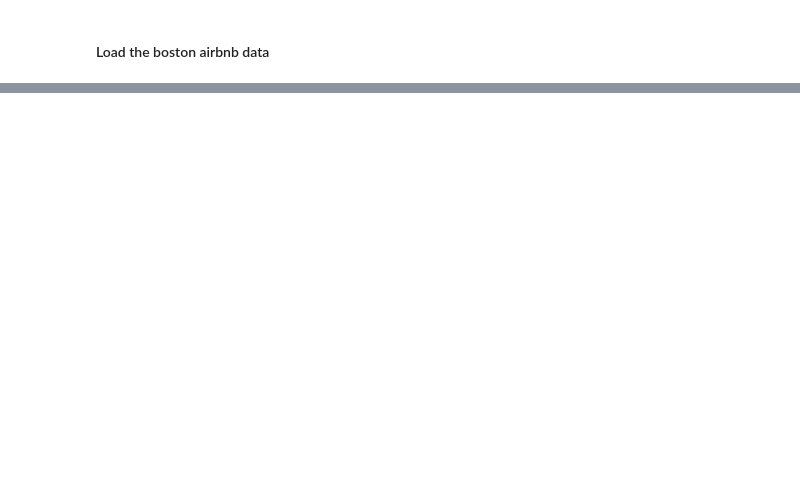
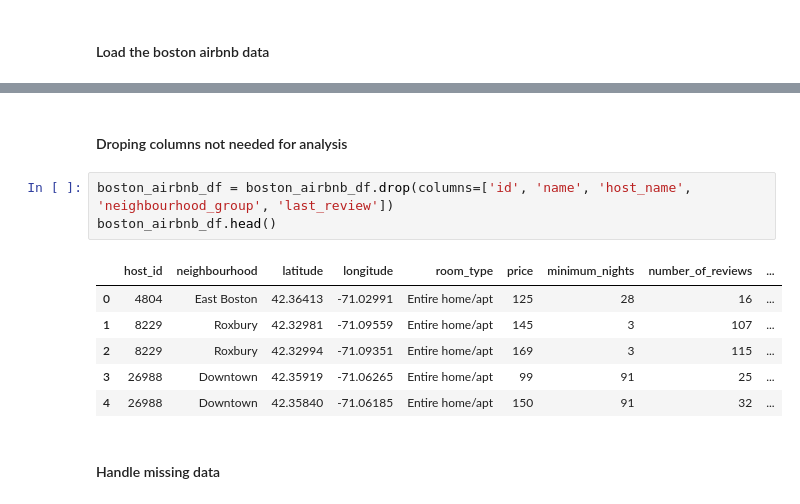
Before and after one commit to ochoa-jessica/Boston_Airbnb, a Jupyter notebook: Boston_Airbnb_Analysis.ipynb, the cells around one changed output, grey strips where cells are left out. Drawn from its saved outputs; the diff is of its cells as text; blank space fills up the shorter version.

Commit message:
Preprocessing Boston Airbnb data.

```diff
--- a/Boston_Airbnb_Analysis.ipynb
+++ b/Boston_Airbnb_Analysis.ipynb
@@ -55,0 +79,14 @@ boston_airbnb_df.head()
+# %% [markdown]
+#### Droping columns not needed for analysis
+# %%
+boston_airbnb_df = boston_airbnb_df.drop(columns=['id', 'name', 'host_name', 'neighbourhood_group', 'last_review'])
+boston_airbnb_df.head()
+# %% [output]
+|  | host_id | neighbourhood | latitude | longitude | room_type | price | minimum_nights | number_of_reviews | ... |
+| 0 | 4804 | East Boston | 42.36413 | -71.02991 | Entire home/apt | 125 | 28 | 16 | ... |
+| 1 | 8229 | Roxbury | 42.32981 | -71.09559 | Entire home/apt | 145 | 3 | 107 | ... |
+| 2 | 8229 | Roxbury | 42.32994 | -71.09351 | Entire home/apt | 169 | 3 | 115 | ... |
+| 3 | 26988 | Downtown | 42.35919 | -71.06265 | Entire home/apt | 99 | 91 | 25 | ... |
+| 4 | 26988 | Downtown | 42.35840 | -71.06185 | Entire home/apt | 150 | 91 | 32 | ... |
+# %% [markdown]
+#### Handle missing data
```
Also changed, not shown: parts of 9 cells of this notebook.
